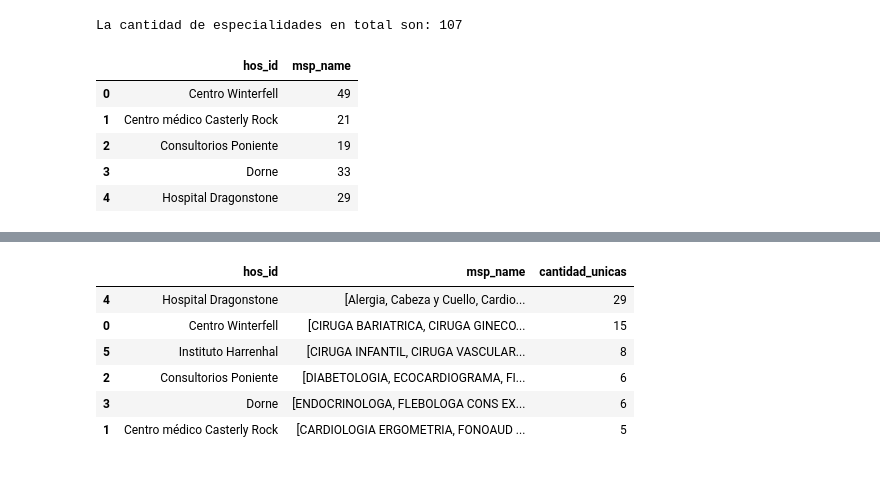
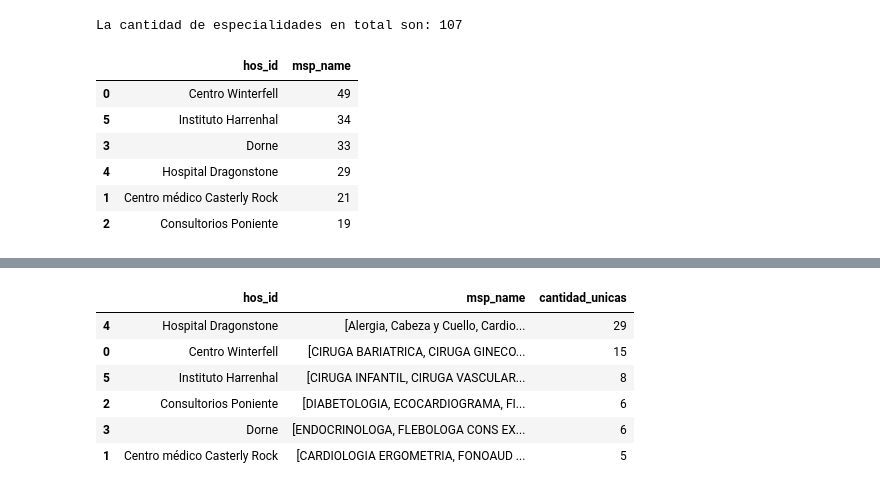
Before and after one commit to manufabregas/Dataset-Asistencia-a-turnos-m-dicos, a Jupyter notebook: Práctico_1_Análisis_y_visualización_de_datos.ipynb, the cells around one changed output, grey strips where cells are left out. Drawn from its saved outputs; the diff is of its cells as text; code cells hidden in the pictures.

```diff
--- a/Práctico_1_Análisis_y_visualización_de_datos.ipynb
+++ b/Práctico_1_Análisis_y_visualización_de_datos.ipynb
@@ -268,8 +268,8 @@ El hospital con más sedes es el: Instituto Harrenhal con 10 sedes.
 
 import plotly.express as px
 
-base_turnos=df.copy()[['hos_id','app_start_dt','msp_name']]
+base_turnos=df.copy()[['hos_id','app_start_dt','msp_name','hin_name']]
 base_turnos['app_start_dt'] = pd.to_datetime(base_turnos['app_start_dt'])
 base_turnos['periodo'] = base_turnos['app_start_dt'].dt.to_period('M').astype(str)
-base_turnos#['msp_name'].unique()
+base_turnos.head(2)#['msp_name'].unique()
 # %% [output]
@@ -324,15 +314,16 @@ La cantidad de especialidades en total son: 107
 # %%
 #Analizaremos los hospitales y sus especialidades en detalle
 cant_especialidad=especialidad_turnos.copy().groupby(['hos_id','msp_name'],as_index=False)['app_start_dt'].count()
 cant_especialidad=cant_especialidad.groupby(['hos_id'],as_index=False)['msp_name'].count()
-cant_especialidad.head(5)
+cant_especialidad.sort_values('msp_name',ascending=False)
 # %% [output]
 |  | hos_id | msp_name |
 | 0 | Centro Winterfell | 49 |
+| 5 | Instituto Harrenhal | 34 |
+| 3 | Dorne | 33 |
+| 4 | Hospital Dragonstone | 29 |
 | 1 | Centro médico Casterly Rock | 21 |
 | 2 | Consultorios Poniente | 19 |
-| 3 | Dorne | 33 |
-| 4 | Hospital Dragonstone | 29 |
 # %%
 #Analizaremos las especialidades por cada hospital
 espec_unicas = especialidad_turnos.copy()[['hos_id', 'msp_name']]
```
Also changed, not shown: parts of 6 cells of this notebook.
